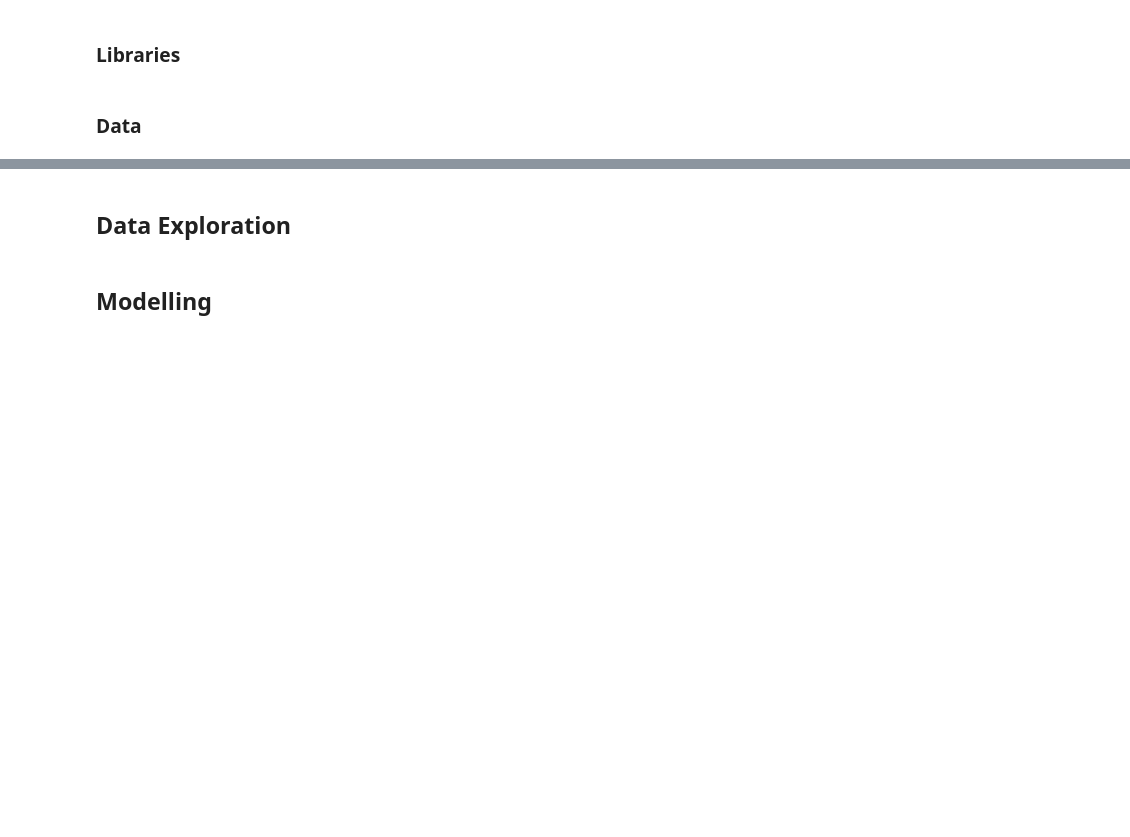
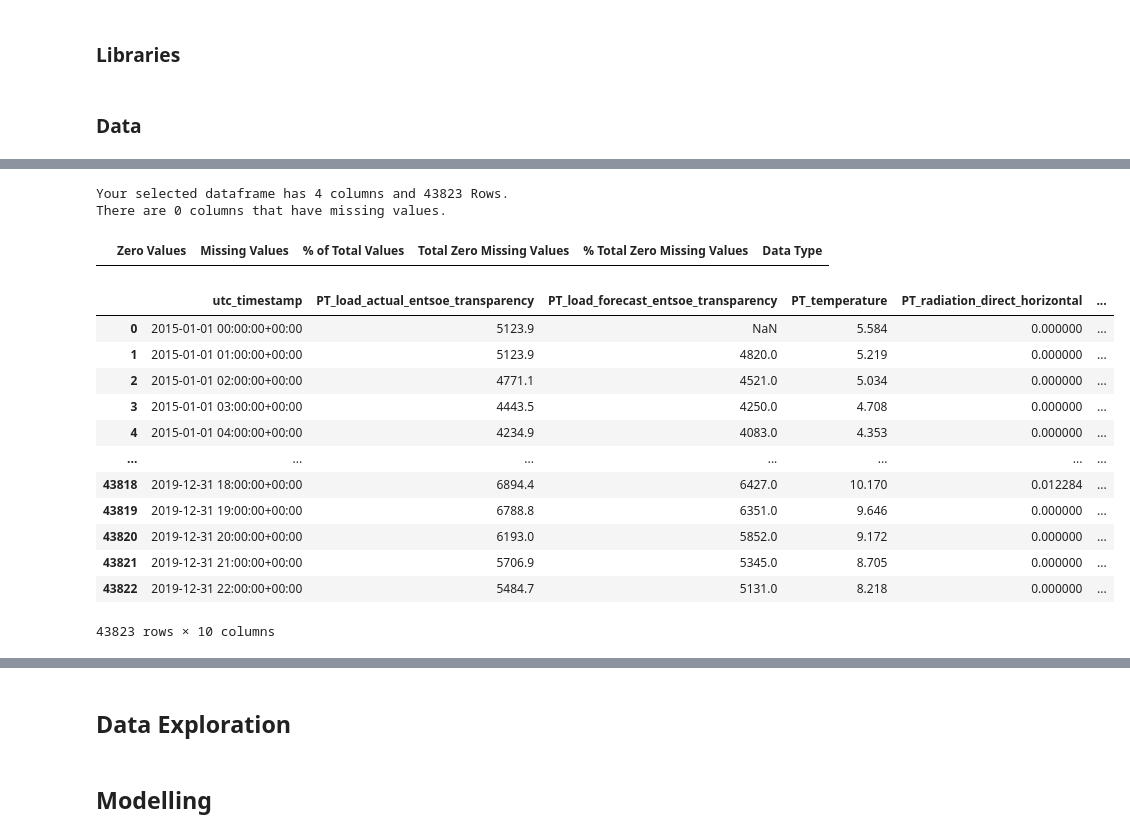
Before and after one commit to TuskenRaiderrJCS/DLNN_Group_Project, a Jupyter notebook: DLNN.ipynb, the cells around one changed output, grey strips where cells are left out. Saved outputs shown, nothing was run; the diff lists cells and outputs as text; code cells hidden in the pictures; blank space fills up the shorter version.

```diff
--- a/DLNN.ipynb
+++ b/DLNN.ipynb
@@ -32,0 +72,23 @@ from kerastuner.engine.hyperparameters import HyperParameters
+# %%
+missing_zero_values_table(worksheet_Weather)
+# %% [output]
+Your selected dataframe has 4 columns and 43823 Rows.
+There are 0 columns that have missing values.
+|  | Zero Values | Missing Values | % of Total Values | Total Zero Missing Values | % Total Zero Missing Values | Data Type |
+# %%
+# Transform timestamp datatype
+worksheet_EnergyConsumption["utc_timestamp"] = pd.to_datetime(worksheet_EnergyConsumption["utc_timestamp"])
+worksheet_Weather["utc_timestamp"] = pd.to_datetime(worksheet_Weather["utc_timestamp"])
+
+# As seguintes colunas estão todas NaN, não são uteis. The remaining columns are removed since they aren't usefull.
+worksheet_EnergyConsumption.drop([
+    "cet_cest_timestamp",
+    "PT_wind_generation_actual",
+    "PT_wind_offshore_generation_actual",
+    "PT_wind_onshore_generation_actual",
+    "PT_solar_generation_actual"
+], axis=1, inplace=True)
+
+# Bfill
+worksheet_EnergyConsumption["PT_load_forecast_entsoe_transparency"] = worksheet_EnergyConsumption["PT_load_forecast_entsoe_transparency"].bfill()
+worksheet_EnergyConsumption["PT_load_actual_entsoe_transparency"] = worksheet_EnergyConsumption["PT_load_actual_entsoe_transparency"].bfill()
@@ -32,0 +97,16 @@ from kerastuner.engine.hyperparameters import HyperParameters
+# %%
+df
+# %% [output]
+|  | utc_timestamp | PT_load_actual_entsoe_transparency | PT_load_forecast_entsoe_transparency | PT_temperature | PT_radiation_direct_horizontal | ... |
+| 0 | 2015-01-01 00:00:00+00:00 | 5123.9 | NaN | 5.584 | 0.000000 | ... |
+| 1 | 2015-01-01 01:00:00+00:00 | 5123.9 | 4820.0 | 5.219 | 0.000000 | ... |
+| 2 | 2015-01-01 02:00:00+00:00 | 4771.1 | 4521.0 | 5.034 | 0.000000 | ... |
+| 3 | 2015-01-01 03:00:00+00:00 | 4443.5 | 4250.0 | 4.708 | 0.000000 | ... |
+| 4 | 2015-01-01 04:00:00+00:00 | 4234.9 | 4083.0 | 4.353 | 0.000000 | ... |
+| ... | ... | ... | ... | ... | ... | ... |
+| 43818 | 2019-12-31 18:00:00+00:00 | 6894.4 | 6427.0 | 10.170 | 0.012284 | ... |
+| 43819 | 2019-12-31 19:00:00+00:00 | 6788.8 | 6351.0 | 9.646 | 0.000000 | ... |
+| 43820 | 2019-12-31 20:00:00+00:00 | 6193.0 | 5852.0 | 9.172 | 0.000000 | ... |
+| 43821 | 2019-12-31 21:00:00+00:00 | 5706.9 | 5345.0 | 8.705 | 0.000000 | ... |
+| 43822 | 2019-12-31 22:00:00+00:00 | 5484.7 | 5131.0 | 8.218 | 0.000000 | ... |
+43823 rows × 10 columns
```
Also changed, not shown: parts of 9 cells of this notebook.
